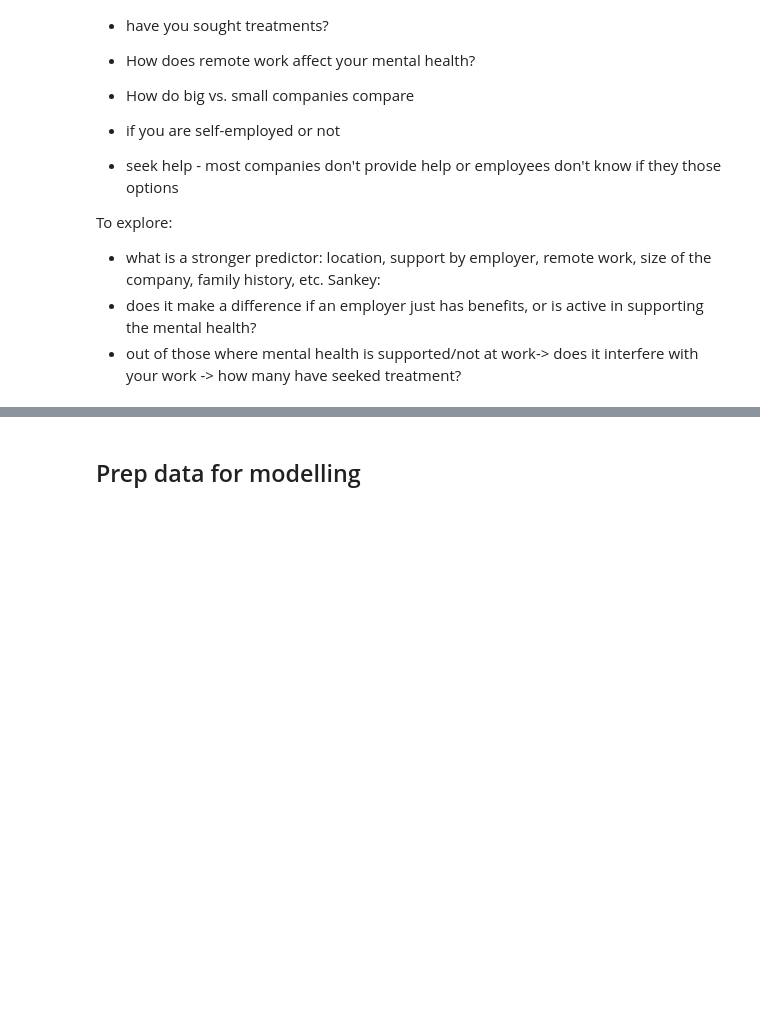
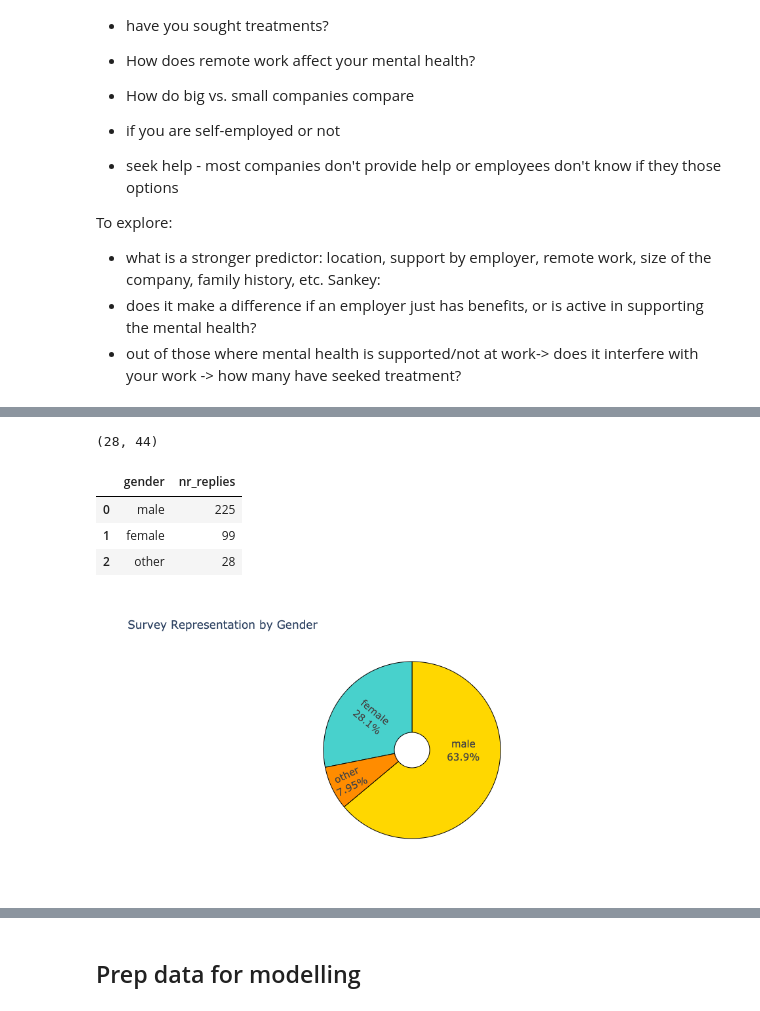
Before and after one commit to kgereb/mental-health-tech, a Jupyter notebook: tech_ment_health.ipynb, the cells around one changed output, grey strips where cells are left out. Cells and saved outputs as stored; diff of their text form; code cells hidden in the pictures; blank space fills up the shorter version.

```diff
--- a/tech_ment_health.ipynb
+++ b/tech_ment_health.ipynb
@@ -116,0 +146,16 @@ Name: Gender, dtype: int64
+# %%
+basic_list = ['male', 'female']
+column_main = 'What is your gender?'
+
+def clean_data(df):
+    df[column_main] = df[column_main].str.lower()
+    df[column_main] = df[column_main].replace(['m', 'cis male', 'male ', 'man', 'cis man',
+                                         'male (cis)', 'msle', 'make', 'mail', 'malr', 'maile'], 'male')
+    df[column_main] = df[column_main].replace(['female', 'woman', 'female ',
+                                         'f', 'female (cis)', 'femake', 'femail', 'femile', 'femmina',
+                                              'cis woman', ], 'female')
+
+    df.loc[~df[column_main].isin(basic_list)]='other'
+    return df
+
+short_survey_df = clean_data(short_survey_df)
@@ -116,0 +180,40 @@ Name: Gender, dtype: int64
+# %%
+short_survey_df[short_survey_df['What is your age?']=='other'].shape
+# %% [output]
+(28, 44)
+# %%
+gender_df = short_survey_df['What is your gender?'].value_counts().reset_index().rename(columns={'What is your gender?':'nr_replies',
+                                                                               'index':'gender'})
+# %%
+gender_df
+# %% [output]
+|  | gender | nr_replies |
+| 0 | male | 225 |
+| 1 | female | 99 |
+| 2 | other | 28 |
+# %%
+import plotly.graph_objects as go
+
+labels = gender_df['gender']
+values = gender_df['nr_replies']
+
+#colors=['lightcyan','cyan', 'darkblue']
+colors = ['gold', 'mediumturquoise', 'darkorange'] #, 'lightgreen']
+
+
+# Use `hole` to create a donut-like pie chart
+fig = go.Figure(data=[go.Pie(labels=labels,
+                             values=values, hole=.2,
+                             textinfo='label+percent',
+                             insidetextorientation='radial'
+  )])
+
+fig.update_traces(textfont_size=15,
+                  marker=dict(colors=colors, line=dict(color='#000000', width=1)),
+                   )
+
+fig.update(layout_title_text='Survey Representation by Gender',
+           layout_showlegend=False)
+fig.show()
+# %% [output]
+[figure, added]
```
Also changed, not shown: parts of 35 cells of this notebook.
